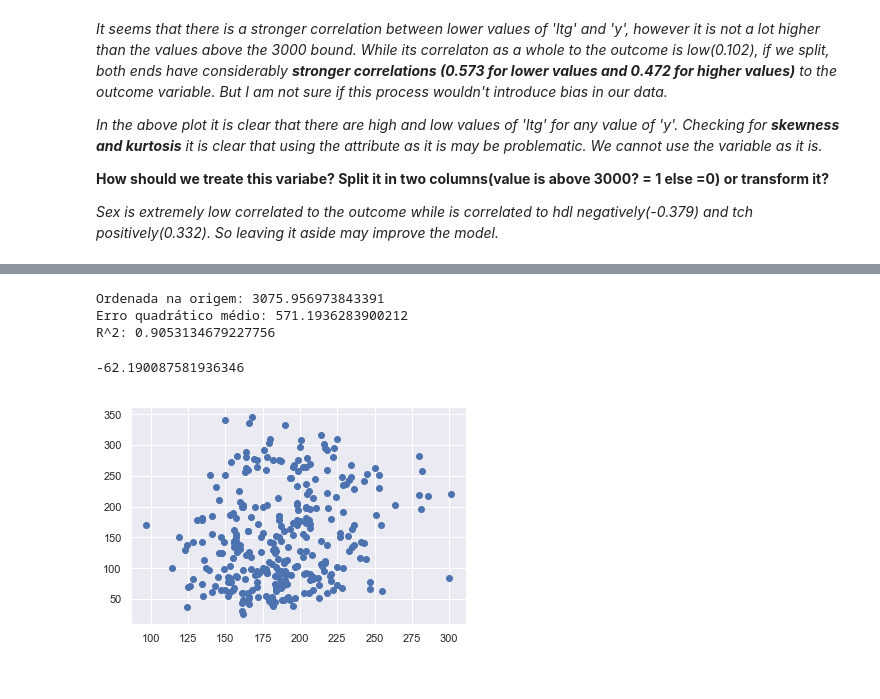
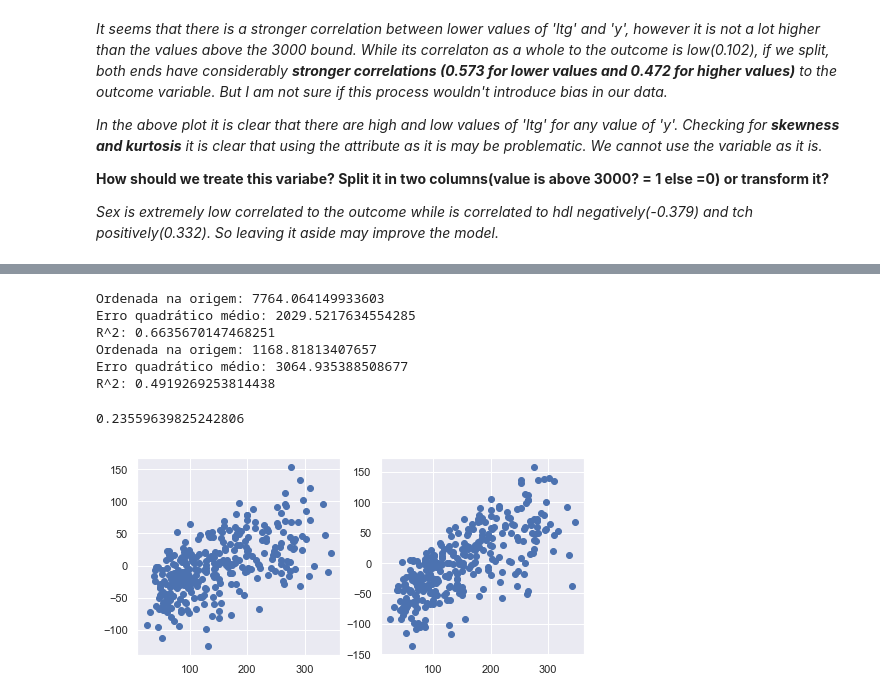
Before and after one commit to prbronze/MCZA015-13, a Jupyter notebook: Diabetes and Regression.ipynb, the cells around one changed output, grey strips where cells are left out. Cells and saved outputs as stored; diff of their text form; code cells hidden in the pictures.

```diff
--- a/Diabetes and Regression.ipynb
+++ b/Diabetes and Regression.ipynb
@@ -116,6 +138,9 @@ def poly_reg(DATA,degree,columns):
     #plt.scatter(X_train.iloc[:,-2], y_train)
 
     eval_score = cross_val_score(poli_model,x_poli,y_train,scoring='r2',cv=10)
+
+    residuos = y_train - poli_model.predict(x_poli)
+    plt.scatter(y_train, residuos)
+
+
     return np.mean(eval_score)
-
-poly_reg(df,3,df.columns.difference(['y']))
@@ -186,14 +165,9 @@ def ridge_reg(data,deg,cols):
     print("Erro quadrático médio:", mean_squared_error(y_train, poli_md.predict(x_poli)))
     print("R^2:", r2_score(y_train, poli_md.predict(x_poli)))
 
-    #plt.scatter(X_train.iloc[:,-2], y_train)
+    eval_score_r = cross_val_score(poli_md,x_poli,y_train,scoring='r2',cv=10)
 
-    eval_score = cross_val_score(poli_md,x_poli,y_train,scoring='r2',cv=10)
-    return np.mean(eval_score)
-ridge_reg(df,3,df.columns.difference(['y']))
+    residuos_r = y_train - poli_md.predict(x_poli)
+    plt.scatter(y_train, residuos_r)
+
+    return np.mean(eval_score_r)
-# %% [output]
-Ordenada na origem: 3075.956973843391
-Erro quadrático médio: 571.1936283900212
-R^2: 0.9053134679227756
--62.190087581936346
-[figure, removed]
@@ -205,0 +174,16 @@ Erro quadrático médio: 3018.0444253748574
+# %%
+plt.figure(figsize=(8,8))
+plt.subplot(221)
+poly_reg(df,3,df.columns.difference(['ltg','sex','ldl','y']))
+
+plt.subplot(222)
+poly_reg(df,2,df.columns.difference(['ltg','sex','ldl','y']))
+# %% [output]
+Ordenada na origem: 7764.064149933603
+Erro quadrático médio: 2029.5217634554285
+R^2: 0.6635670147468251
+Ordenada na origem: 1168.81813407657
+Erro quadrático médio: 3064.935388508677
+R^2: 0.4919269253814438
+0.23559639825242806
+[figure, added]
```
Also changed, not shown: parts of 13 cells of this notebook.
